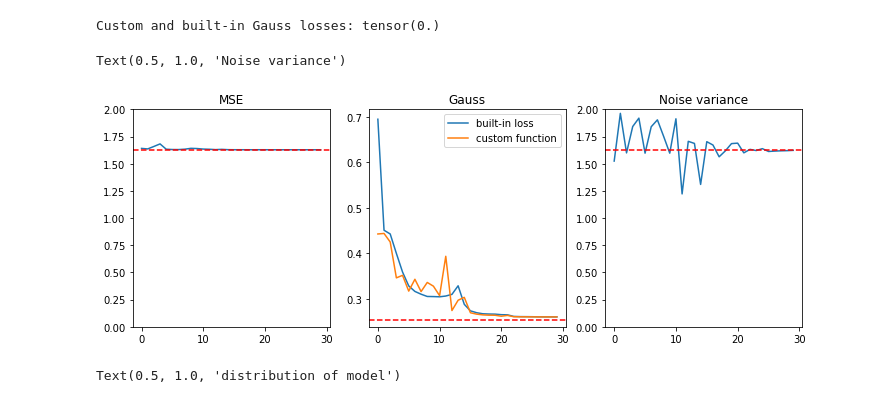
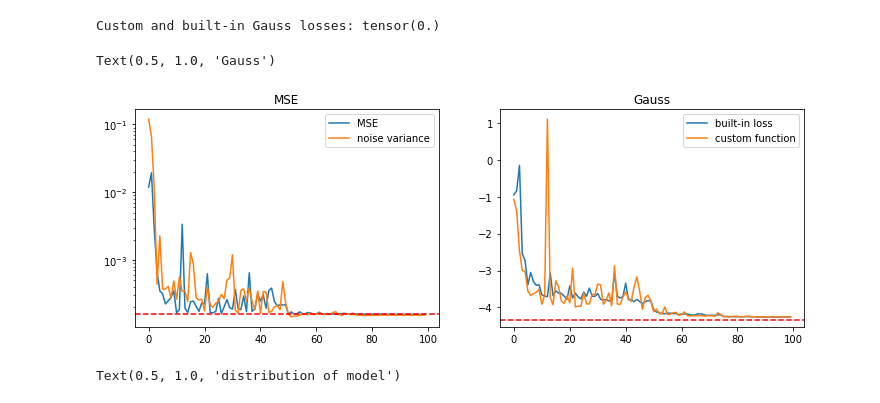
Before and after one commit to Pperezhogin/pyqg_experiments_Ross, a Jupyter notebook: pyqg_subgrid_experiments/GaussianLoss_1D.ipynb, the cells around one changed output. Drawn from its saved outputs; the diff is of its cells as text; code cells hidden in the pictures.

Commit message:
Good example how MSE and variance both go to 1e-4

```diff
--- a/pyqg_subgrid_experiments/GaussianLoss_1D.ipynb
+++ b/pyqg_subgrid_experiments/GaussianLoss_1D.ipynb
@@ -17,7 +17,7 @@ Npoints = 10000
 def mean_curve(x):
     return torch.sin(x)
 def std_curve(x):
-    return torch.abs(2*torch.cos(2*x))
+    return torch.abs(0.02*torch.cos(2*x))
 def var_curve(x):
     return torch.square(std_curve(x))
 # %%
@@ -199,5 +199,5 @@ plt.legend(['Math expectation', 'prediction'])
 # %%
 pnet = Net(100,10,ANN_type='Gauss')
 # %%
-train_probabilistic(pnet, x, y, lr = 0.001, num_epochs=30, batch_size=64)
+train_probabilistic(pnet, x, y, lr = 0.001, num_epochs=100, batch_size=64)
 # %% [output]
@@ -215,25 +222,21 @@ print('Custom and built-in Gauss losses:', custom_gauss(pnet,x,y) - criterion(yh
 Custom and built-in Gauss losses: tensor(0.)
 # %%
 plt.figure(figsize=(12,4))
-plt.subplot(131)
-plt.plot(pnet.loss_history['custom_mse'])
+plt.subplot(121)
+plt.semilogy(pnet.loss_history['custom_mse'])
+plt.semilogy(pnet.loss_history['noise_var'])
+plt.legend(['MSE', 'noise variance'])
 plt.axhline(y=MSE_min,linestyle='--',color='r')
-plt.ylim([0,2])
 plt.title('MSE')
-plt.subplot(132)
+plt.subplot(122)
 plt.plot(pnet.loss_history['gauss'])
 plt.plot(pnet.loss_history['custom_gauss'])
 plt.legend(['built-in loss', 'custom function'])
 plt.axhline(y=Gauss_min,linestyle='--',color='r')
 plt.title('Gauss')
-plt.subplot(133)
-plt.plot(pnet.loss_history['noise_var'])
-plt.axhline(y=MSE_min,linestyle='--',color='r')
-plt.ylim([0,2])
-plt.title('Noise variance')
 # %% [output]
-Text(0.5, 1.0, 'Noise variance')
+Text(0.5, 1.0, 'Gauss')
-[figure, old version]
+[figure, new version]
 # %%
 plt.figure(figsize=(12,4))
 plt.subplot(141)
```
Also changed, not shown: parts of 6 cells of this notebook.
